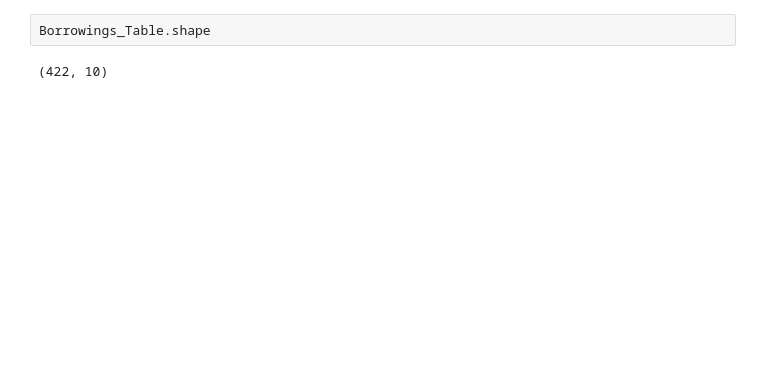
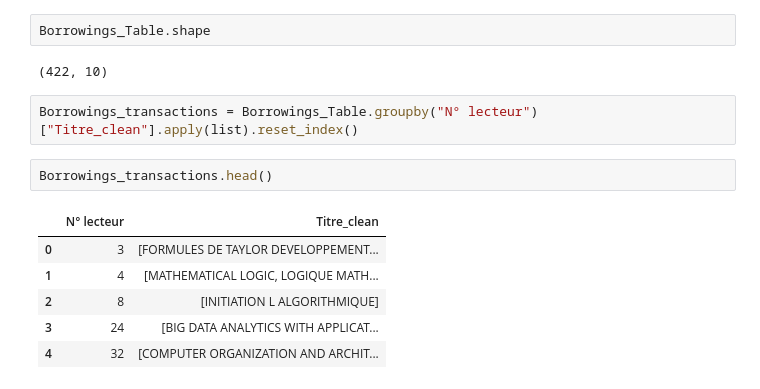
Before and after one commit to TI1307/DM_Project, a Jupyter notebook: notebooks/assosiation_rules.ipynb, the cells around one changed output. Cells and saved outputs as stored; diff of their text form; blank space fills up the shorter version.

```diff
--- a/notebooks/assosiation_rules.ipynb
+++ b/notebooks/assosiation_rules.ipynb
@@ -19,3 +19,14 @@ Borrowings_Table.head()
 Borrowings_Table.shape
 # %% [output]
 (422, 10)
+# %%
+Borrowings_transactions = Borrowings_Table.groupby("N° lecteur")["Titre_clean"].apply(list).reset_index()
+# %%
+Borrowings_transactions.head()
+# %% [output]
+|  | N° lecteur | Titre_clean |
+| 0 | 3 | [FORMULES DE TAYLOR DEVELOPPEMENT... |
+| 1 | 4 | [MATHEMATICAL LOGIC, LOGIQUE MATH... |
+| 2 | 8 | [INITIATION L ALGORITHMIQUE] |
+| 3 | 24 | [BIG DATA ANALYTICS WITH APPLICAT... |
+| 4 | 32 | [COMPUTER ORGANIZATION AND ARCHIT... |
```
Also changed, not shown: parts of 4 cells of this notebook.
